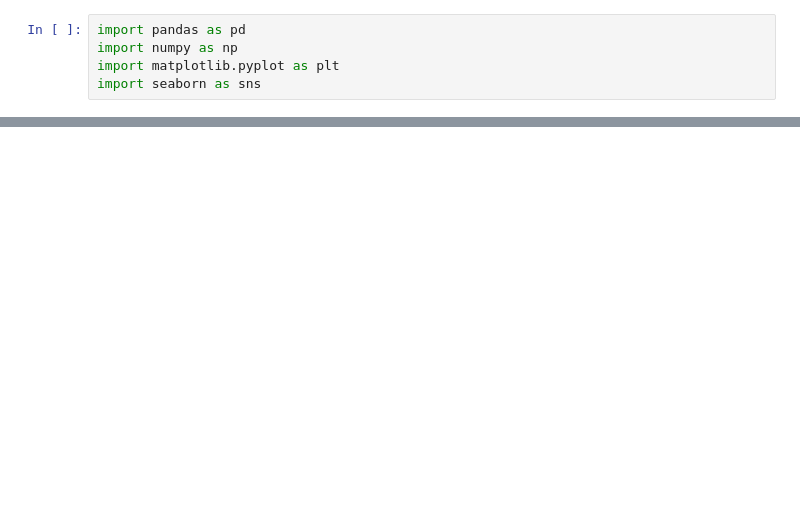
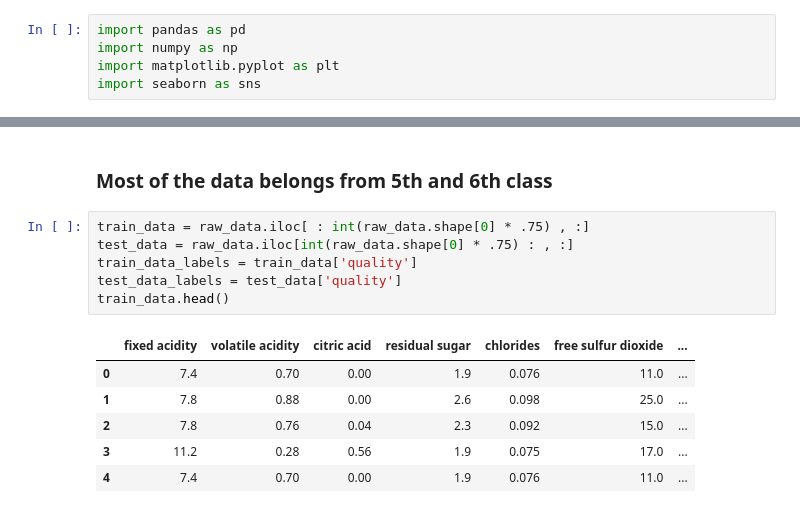
Before and after one commit to Girrajjangid/Machine-Learning-from-Scratch, a Jupyter notebook: Neural Network/MultiClass Classification with Neural Network.ipynb, the cells around one changed output, grey strips where cells are left out. Saved outputs shown, nothing was run; the diff lists cells and outputs as text; blank space fills up the shorter version.

```diff
--- a/Neural Network/MultiClass Classification with Neural Network.ipynb
+++ b/Neural Network/MultiClass Classification with Neural Network.ipynb
@@ -55,0 +20,15 @@ training_data_benign = training_data_benign / np.mean(training_data_benign)
+# %% [markdown]
+### Most of the data belongs from 5th and 6th class
+# %%
+train_data = raw_data.iloc[ : int(raw_data.shape[0] * .75) , :]
+test_data = raw_data.iloc[int(raw_data.shape[0] * .75) : , :]
+train_data_labels = train_data['quality']
+test_data_labels = test_data['quality']
+train_data.head()
+# %% [output]
+|  | fixed acidity | volatile acidity | citric acid | residual sugar | chlorides | free sulfur dioxide | ... |
+| 0 | 7.4 | 0.70 | 0.00 | 1.9 | 0.076 | 11.0 | ... |
+| 1 | 7.8 | 0.88 | 0.00 | 2.6 | 0.098 | 25.0 | ... |
+| 2 | 7.8 | 0.76 | 0.04 | 2.3 | 0.092 | 15.0 | ... |
+| 3 | 11.2 | 0.28 | 0.56 | 1.9 | 0.075 | 17.0 | ... |
+| 4 | 7.4 | 0.70 | 0.00 | 1.9 | 0.076 | 11.0 | ... |
```
Also changed, not shown: parts of 20 cells of this notebook, 1 other file.
